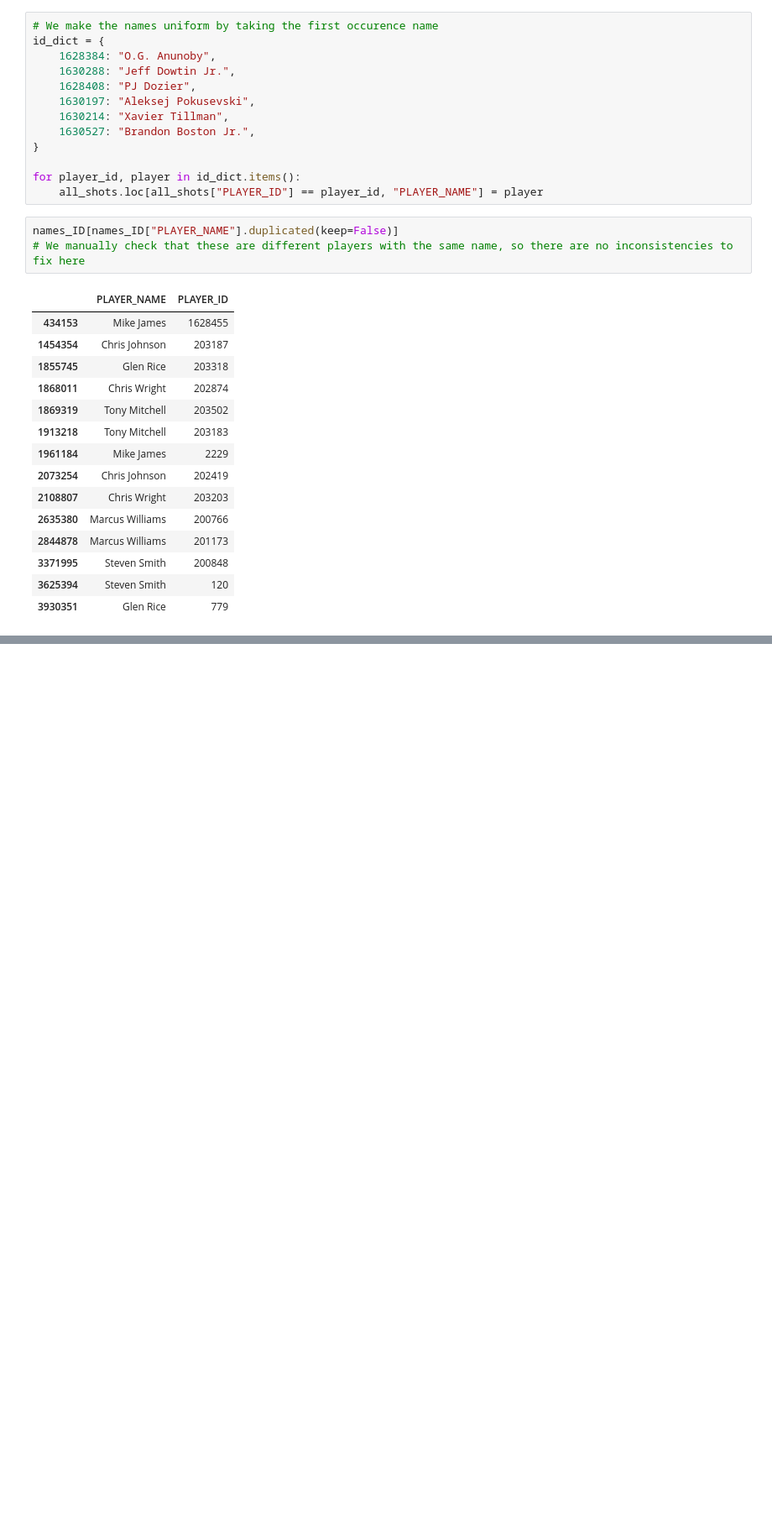
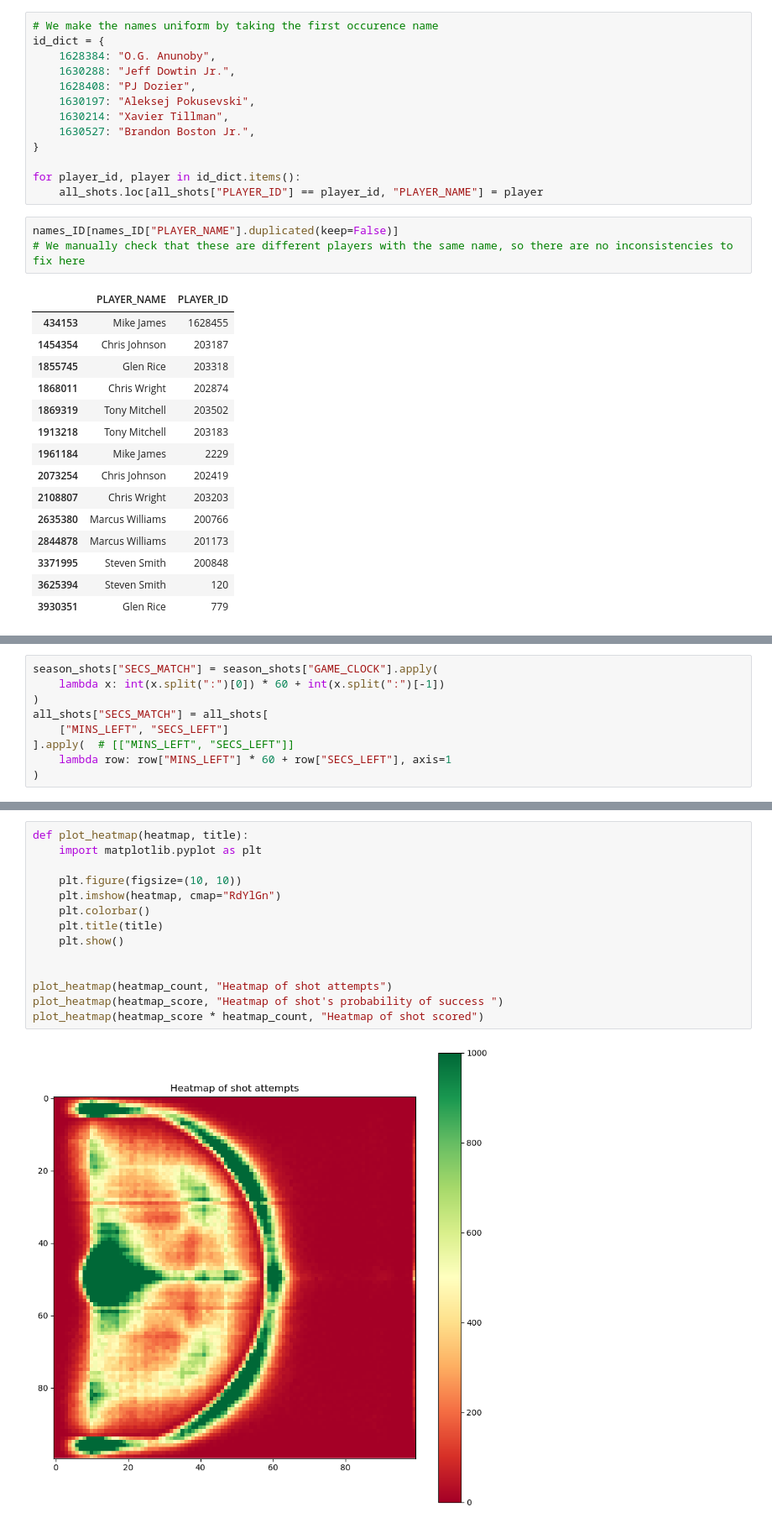
Before and after one commit to com-480-data-visualization/com-480-project-tafrika, a Jupyter notebook: EDA.ipynb, the cells around one changed output, grey strips where cells are left out. Shown: that part at 84% size. Drawn from its saved outputs; the diff is of its cells as text; blank space fills up the shorter version.

```diff
--- a/EDA.ipynb
+++ b/EDA.ipynb
@@ -197,0 +212,9 @@ names_ID[names_ID["PLAYER_NAME"].duplicated(keep=False)]
+# %%
+season_shots["SECS_MATCH"] = season_shots["GAME_CLOCK"].apply(
+    lambda x: int(x.split(":")[0]) * 60 + int(x.split(":")[-1])
+)
+all_shots["SECS_MATCH"] = all_shots[
+    ["MINS_LEFT", "SECS_LEFT"]
+].apply(  # [["MINS_LEFT", "SECS_LEFT"]]
+    lambda row: row["MINS_LEFT"] * 60 + row["SECS_LEFT"], axis=1
+)
@@ -197,0 +294,16 @@ names_ID[names_ID["PLAYER_NAME"].duplicated(keep=False)]
+# %%
+def plot_heatmap(heatmap, title):
+    import matplotlib.pyplot as plt
+
+    plt.figure(figsize=(10, 10))
+    plt.imshow(heatmap, cmap="RdYlGn")
+    plt.colorbar()
+    plt.title(title)
+    plt.show()
+
+
+plot_heatmap(heatmap_count, "Heatmap of shot attempts")
+plot_heatmap(heatmap_score, "Heatmap of shot's probability of success ")
+plot_heatmap(heatmap_score * heatmap_count, "Heatmap of shot scored")
+# %% [output]
+[figure, added]
```
Also changed, not shown: parts of 13 cells of this notebook.
